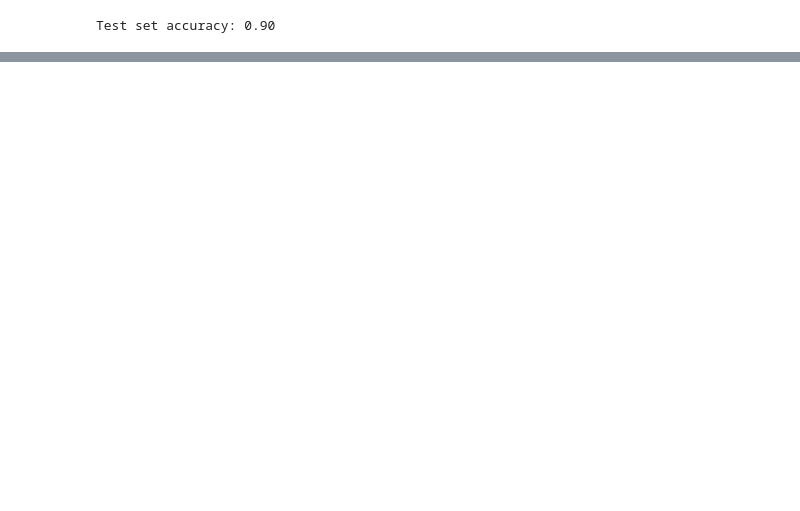
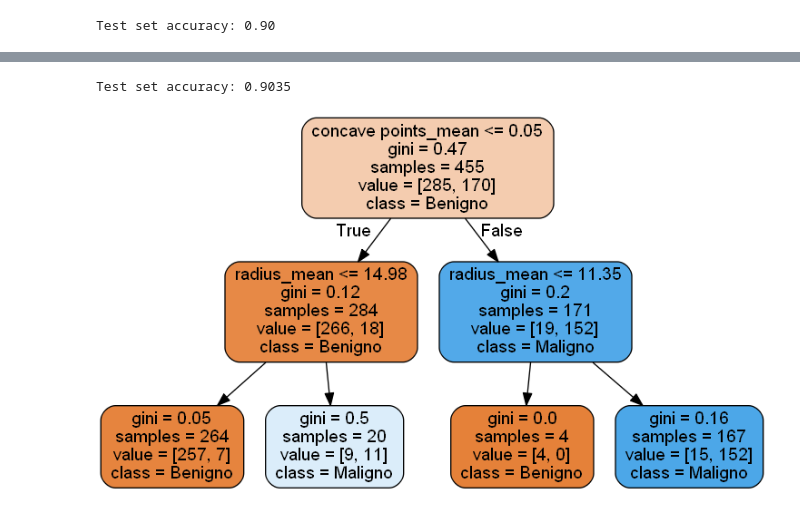
Before and after one commit to Rbiasuz/old_stuff, a Jupyter notebook: 1 Aulas Data Science/4 - Machine Learning/Trees/Decision_Tree.ipynb, the cells around one changed output, grey strips where cells are left out. Cells and saved outputs as stored; diff of their text form; code cells hidden in the pictures; blank space fills up the shorter version.

```diff
--- a/1 Aulas Data Science/4 - Machine Learning/Trees/Decision_Tree.ipynb
+++ b/1 Aulas Data Science/4 - Machine Learning/Trees/Decision_Tree.ipynb
@@ -7,7 +11,7 @@ import matplotlib.pyplot as plt
 import seaborn as sns
 %matplotlib inline
 # %%
-df = pd.read_csv(r'C:\Users\rodribia\git\My_Projects\1 Aulas Data Science\Data Sets/breast-cancer-wisconsin-data.zip')
+df = pd.read_csv(r'C:\Users\rodri\GitHub\My_Projects\1 Aulas Data Science\Data Sets/breast-cancer-wisconsin-data.zip')
 # %%
 df.head()
 # %% [output]
@@ -145,0 +284,34 @@ plot_decision_boundary(dt_gini, features.values, targets)
+# %%
+## Criando uma árvore mais simples de exemplo
+
+features = df[['radius_mean', 'concave points_mean']]
+targets = df['diagnosis']
+
+X_train, X_test, y_train, y_test = train_test_split(features, targets, test_size=0.20, stratify=targets,random_state=1)
+
+dt = DecisionTreeClassifier(random_state=42, max_depth=2, criterion='gini')
+
+dt.fit(X_train, y_train)
+
+y_pred = dt.predict(X_test)
+
+y_pred = dt.predict(X_test)
+
+acc = accuracy_score(y_test, y_pred)
+print("Test set accuracy: {:.4f}".format(acc))
+# %% [output]
+Test set accuracy: 0.9035
+# %%
+export_graphviz(dt,
+                out_file='tree.dot',
+                feature_names = features.columns,
+                class_names = ['Benigno', 'Maligno'],
+                rounded = True, proportion = False,
+                precision = 2, filled = True)
+
+(graph,) = pydot.graph_from_dot_file('tree.dot')
+graph.write_png('tree.png')
+
+Image(filename = 'tree.png')
+# %% [output]
+[figure, added]
```
Also changed, not shown: parts of 30 cells of this notebook, 6 other files.
